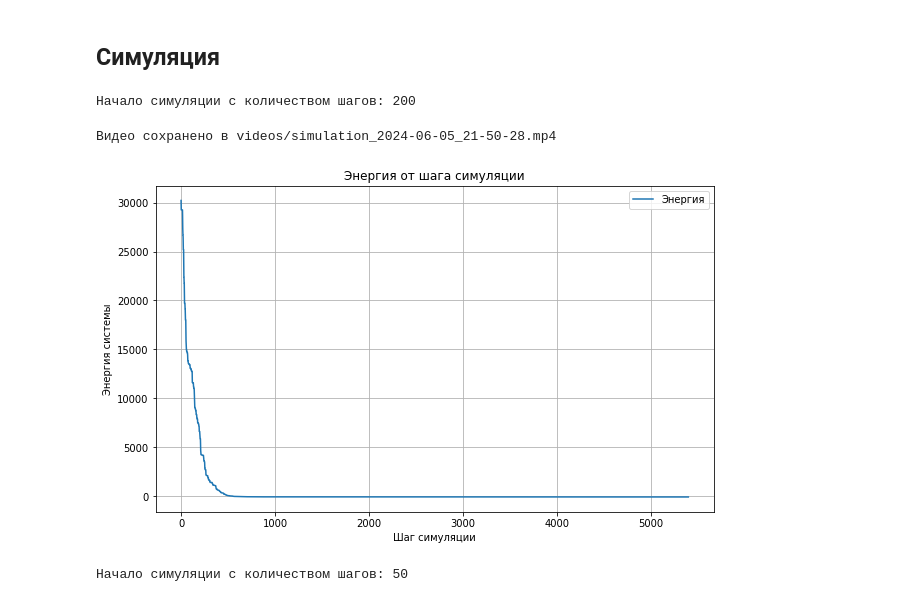
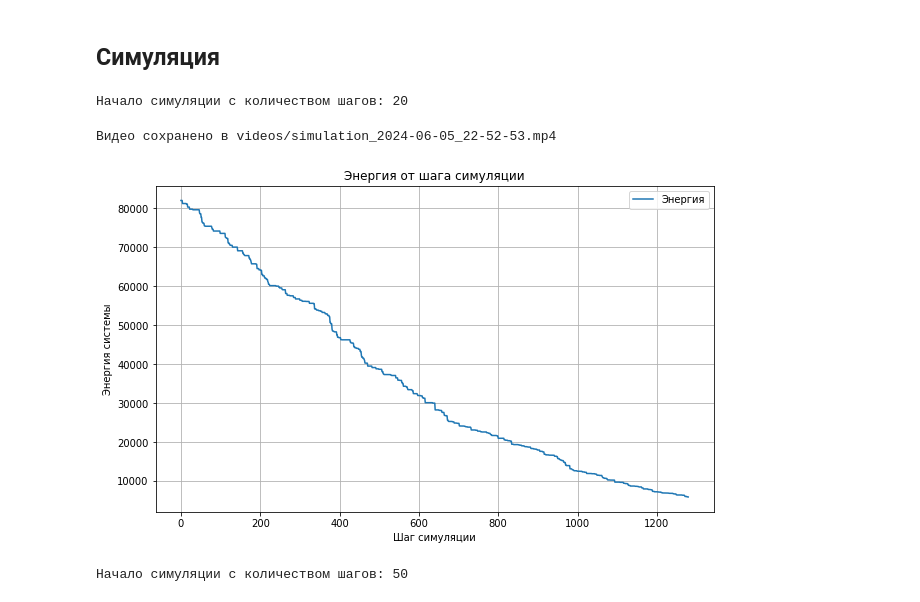
Before and after one commit to rknzhl/polymerization, a Jupyter notebook: main.ipynb, the cells around one changed output. Drawn from its saved outputs; the diff is of its cells as text; code cells hidden in the pictures.

```diff
--- a/main.ipynb
+++ b/main.ipynb
@@ -12,13 +13,13 @@ from statistics_functions import run_simulation_for_temperatures
 ## Симуляция
 # %%
 # Создание экземпляра модели и запуск симуляции
-model = ProteinModel(3)
-model.run_simulation(num_steps=200)
+model = ProteinModel(4)
+model.run_simulation(num_steps=20, save_video=True)
 model.plot_energy()
 # %% [output]
-Начало симуляции с количеством шагов: 200
+Начало симуляции с количеством шагов: 20
-Видео сохранено в videos/simulation_2024-06-05_21-50-28.mp4
+Видео сохранено в videos/simulation_2024-06-05_22-52-53.mp4
-[figure, old version]
+[figure, new version]
 # %%
 # Создание экземпляра модели и запуск симуляции
 model = ProteinModel(300, temperature=300, mode='random')
```
Also changed, not shown: parts of 5 cells of this notebook, 3 other files.
